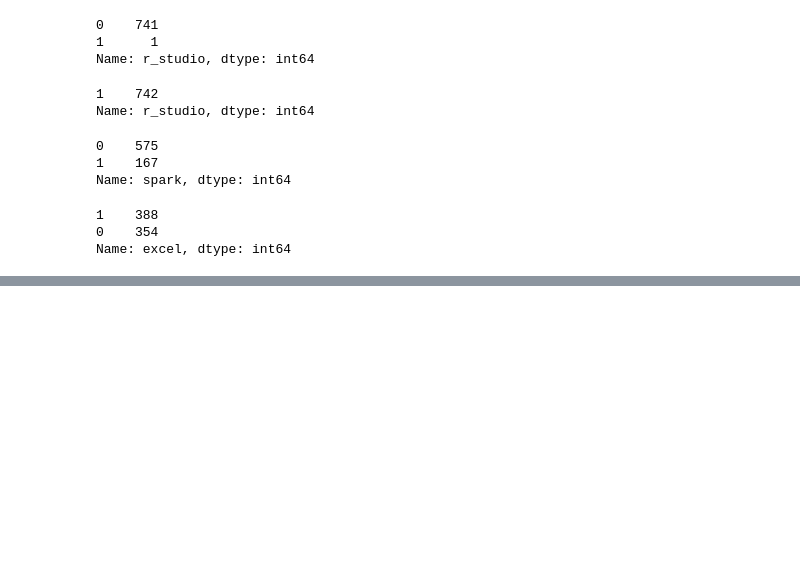
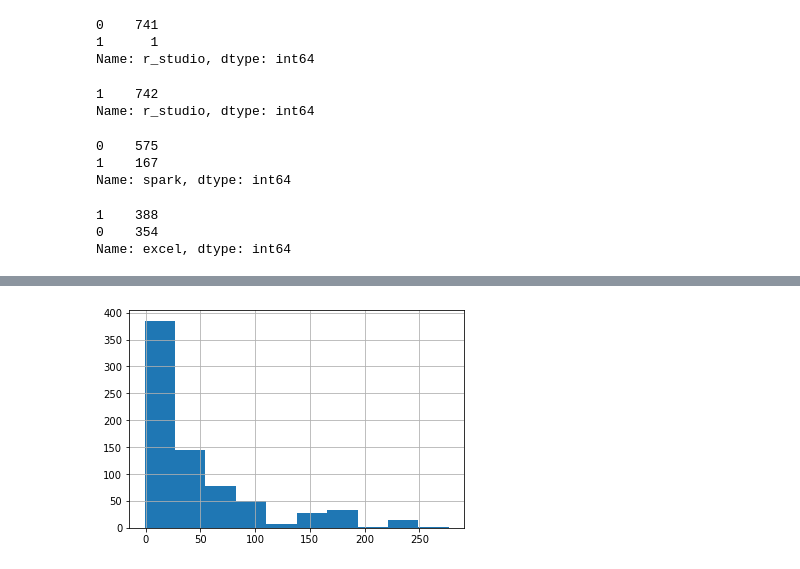
Before and after one commit to AhmadAbdElhameed/ds_salary_project, a Jupyter notebook: Data Cleaning.ipynb, the cells around one changed output, grey strips where cells are left out. Cells and saved outputs as stored; diff of their text form; code cells hidden in the pictures; blank space fills up the shorter version.

```diff
--- a/Data Cleaning.ipynb
+++ b/Data Cleaning.ipynb
@@ -234,0 +472,4 @@ df.to_csv("glassdoor_salary_clean.csv",index = False)
+# %%
+df.age.hist();
+# %% [output]
+[figure, added]
```
Also changed, not shown: parts of 28 cells of this notebook.
